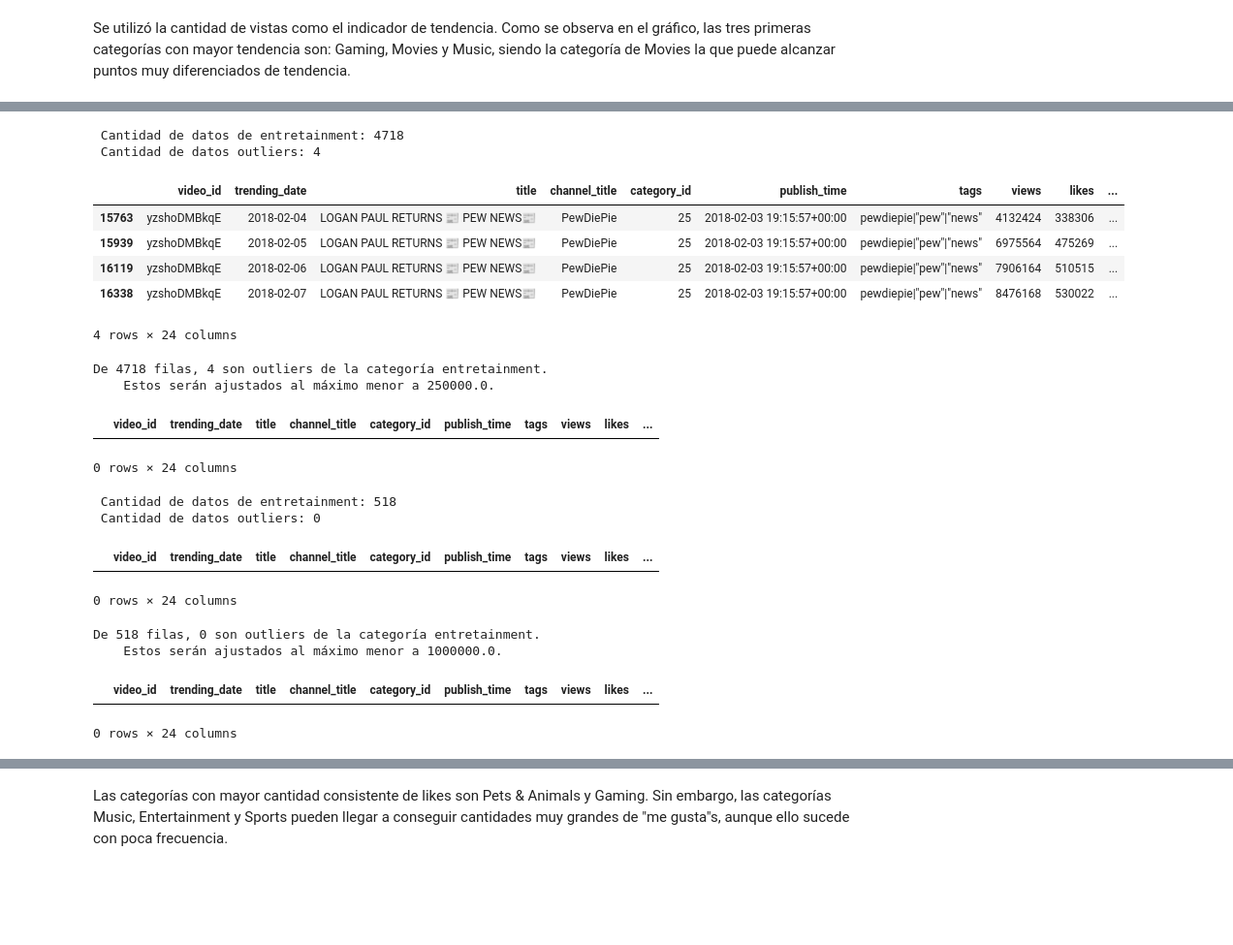
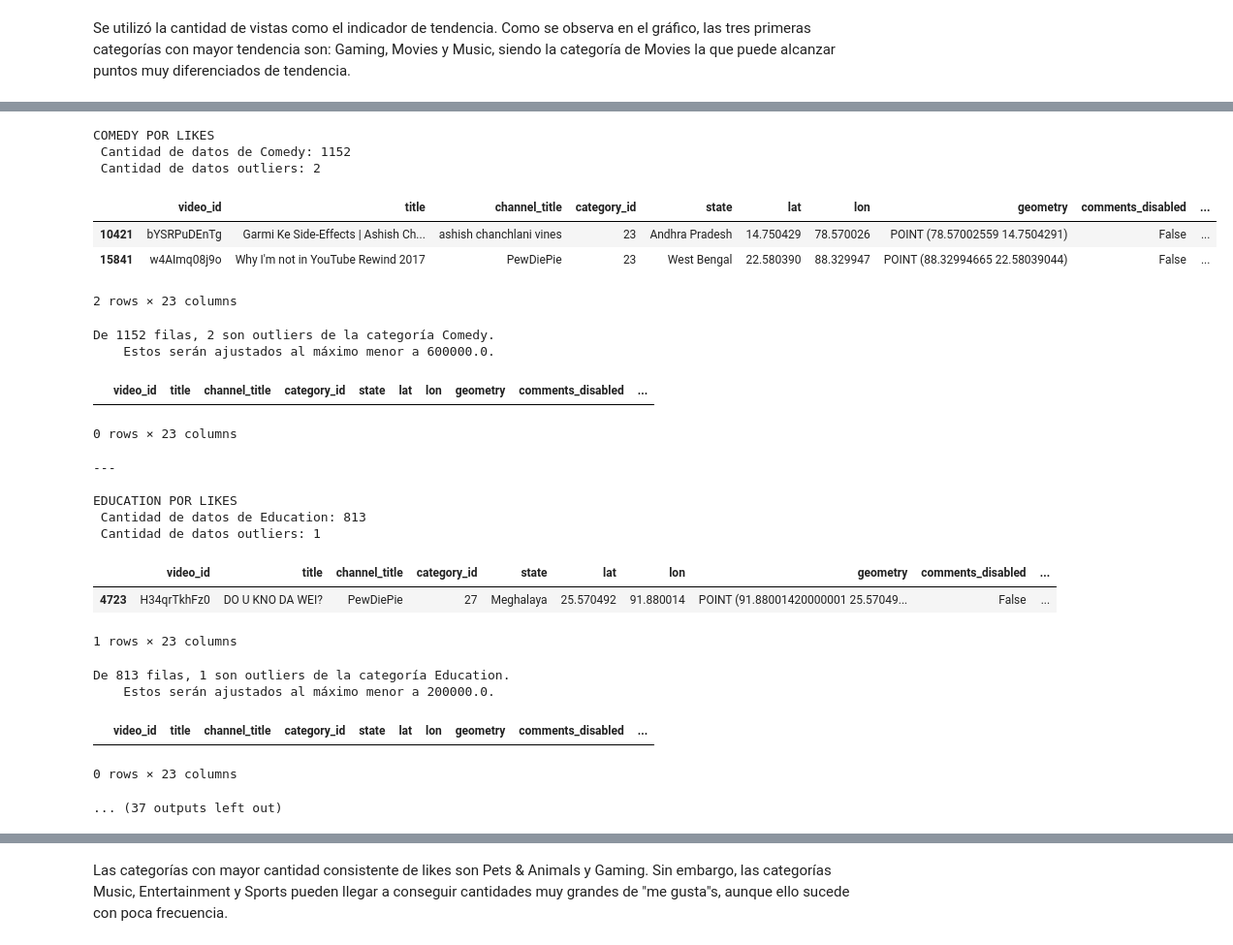
Before and after one commit to Adm-Info/EB-2022-1-CC50, a Jupyter notebook: code/5.preproc-req-cats-preg2.ipynb, the cells around one changed output, grey strips where cells are left out. Shown: that part at 97% size. Saved outputs shown, nothing was run; the diff lists cells and outputs as text; code cells hidden in the pictures; blank space fills up the shorter version.

```diff
--- a/code/5.preproc-req-cats-preg2.ipynb
+++ b/code/5.preproc-req-cats-preg2.ipynb
@@ -125,29 +36,47 @@ De 3289 filas, 12 son outliers de la categoría entretainment.
-# %%
-outliersToMax('News & Politics', 0.25*1e6, 'likes')
-# %% [output]
- Cantidad de datos de entretainment: 4718
- Cantidad de datos outliers: 4
-|  | video_id | trending_date | title | channel_title | category_id | publish_time | tags | views | likes | ... |
-| 15763 | yzshoDMBkqE | 2018-02-04 | LOGAN PAUL RETURNS 📰 PEW NEWS📰 | PewDiePie | 25 | 2018-02-03 19:15:57+00:00 | pewdiepie|"pew"|"news" | 4132424 | 338306 | ... |
-| 15939 | yzshoDMBkqE | 2018-02-05 | LOGAN PAUL RETURNS 📰 PEW NEWS📰 | PewDiePie | 25 | 2018-02-03 19:15:57+00:00 | pewdiepie|"pew"|"news" | 6975564 | 475269 | ... |
-| 16119 | yzshoDMBkqE | 2018-02-06 | LOGAN PAUL RETURNS 📰 PEW NEWS📰 | PewDiePie | 25 | 2018-02-03 19:15:57+00:00 | pewdiepie|"pew"|"news" | 7906164 | 510515 | ... |
-| 16338 | yzshoDMBkqE | 2018-02-07 | LOGAN PAUL RETURNS 📰 PEW NEWS📰 | PewDiePie | 25 | 2018-02-03 19:15:57+00:00 | pewdiepie|"pew"|"news" | 8476168 | 530022 | ... |
-4 rows × 24 columns
-De 4718 filas, 4 son outliers de la categoría entretainment.
-    Estos serán ajustados al máximo menor a 250000.0.
-|  | video_id | trending_date | title | channel_title | category_id | publish_time | tags | views | likes | ... |
-0 rows × 24 columns
-# %%
-outliersToMax('Science & Technology', 1*1e6, 'likes')
-# %% [output]
- Cantidad de datos de entretainment: 518
- Cantidad de datos outliers: 0
-|  | video_id | trending_date | title | channel_title | category_id | publish_time | tags | views | likes | ... |
-0 rows × 24 columns
-De 518 filas, 0 son outliers de la categoría entretainment.
-    Estos serán ajustados al máximo menor a 1000000.0.
-|  | video_id | trending_date | title | channel_title | category_id | publish_time | tags | views | likes | ... |
-0 rows × 24 columns
+# %%
+outliers_to_fix = {
+  'Comedy' : 0.6*1e6,
+  'Education' : 0.2*1e6,
+  'Entertainment' : 1*1e6,
+  'Film & Animation' : 0.6*1e6,
+  'Music' : 0.8*1e6,
+  'News & Politics' : 0.25*1e6,
+  'Comedy' : 0.6*1e6,
+  'Science & Technology' : 0.075*1e6,
+  'Sports' : 0.5*1e6,
+}
+# %%
+for k,v in outliers_to_fix.items():
+  #nCat = len(data_cat[data_cat['snippet.title'] == k])
+  #nCatOut = len(data_cat[data_cat['snippet.title'] == k][data_cat['likes']>v])
+  #print( f' Cantidad de datos de {k}:', nCat, ' | ', 'Cant. datos outliers:', nCatOut )
+  outliersToMax(k, v, 'likes')
+  print('\n---\n')
+# %% [output]
+COMEDY POR LIKES
+ Cantidad de datos de Comedy: 1152
+ Cantidad de datos outliers: 2
+|  | video_id | title | channel_title | category_id | state | lat | lon | geometry | comments_disabled | ... |
+| 10421 | bYSRPuDEnTg | Garmi Ke Side-Effects | Ashish Ch... | ashish chanchlani vines | 23 | Andhra Pradesh | 14.750429 | 78.570026 | POINT (78.57002559 14.7504291) | False | ... |
+| 15841 | w4AImq08j9o | Why I'm not in YouTube Rewind 2017 | PewDiePie | 23 | West Bengal | 22.580390 | 88.329947 | POINT (88.32994665 22.58039044) | False | ... |
+2 rows × 23 columns
+De 1152 filas, 2 son outliers de la categoría Comedy.
+    Estos serán ajustados al máximo menor a 600000.0.
+|  | video_id | title | channel_title | category_id | state | lat | lon | geometry | comments_disabled | ... |
+0 rows × 23 columns
+---
+
+EDUCATION POR LIKES
+ Cantidad de datos de Education: 813
+ Cantidad de datos outliers: 1
+|  | video_id | title | channel_title | category_id | state | lat | lon | geometry | comments_disabled | ... |
+| 4723 | H34qrTkhFz0 | DO U KNO DA WEI? | PewDiePie | 27 | Meghalaya | 25.570492 | 91.880014 | POINT (91.88001420000001 25.57049... | False | ... |
+1 rows × 23 columns
+De 813 filas, 1 son outliers de la categoría Education.
+    Estos serán ajustados al máximo menor a 200000.0.
+|  | video_id | title | channel_title | category_id | state | lat | lon | geometry | comments_disabled | ... |
+0 rows × 23 columns
+... (37 outputs left out)
 # %%
 showCatsBy('likes','Me gusta')
 # %% [output]
```
Also changed, not shown: parts of 12 cells of this notebook, 2 other files.
